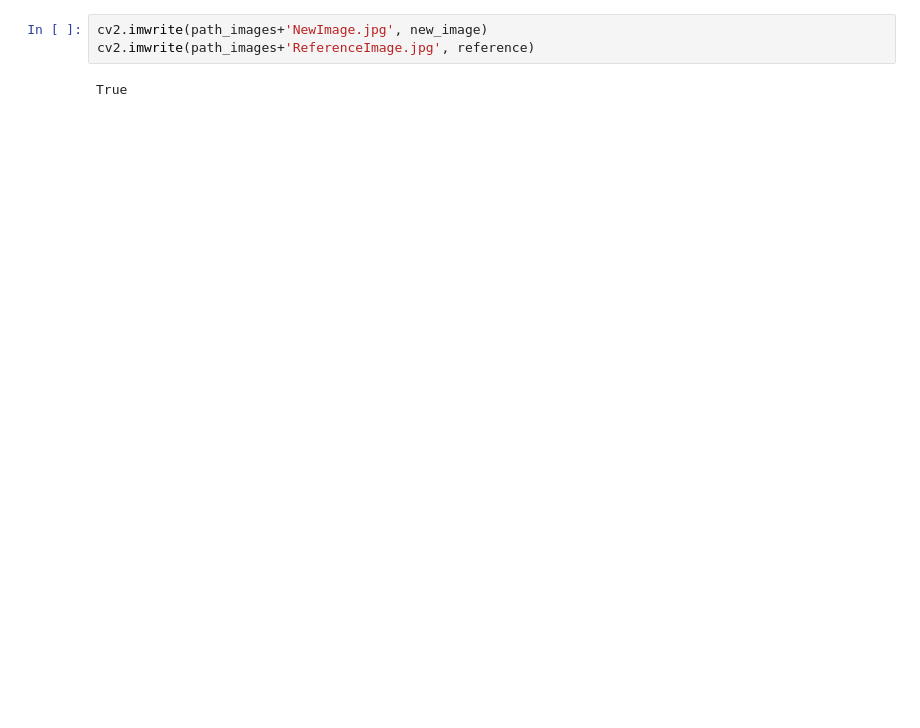
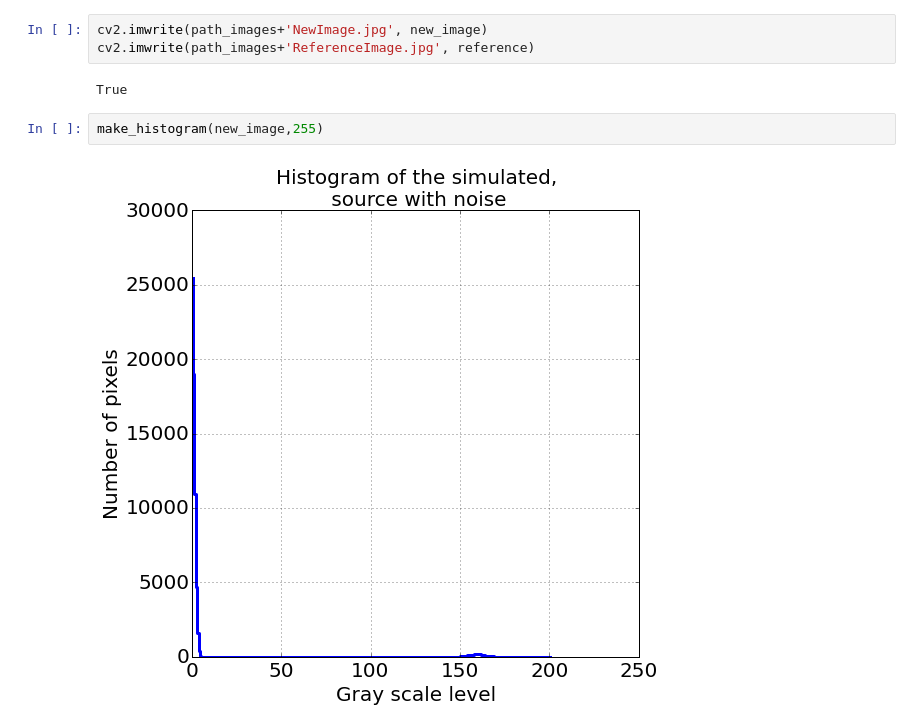
Before and after one commit to sercharpak/MonitoriaInvestigacion201610, a Jupyter notebook: Simulation_Sources_SourceNoise.ipynb, the cells around one changed output. Cells and saved outputs as stored; diff of their text form; blank space fills up the shorter version.

```diff
--- a/Simulation_Sources_SourceNoise.ipynb
+++ b/Simulation_Sources_SourceNoise.ipynb
@@ -152,3 +181,7 @@ cv2.imwrite(path_images+'NewImage.jpg', new_image)
 cv2.imwrite(path_images+'ReferenceImage.jpg', reference)
 # %% [output]
 True
+# %%
+make_histogram(new_image,255)
+# %% [output]
+[figure, added]
```
Also changed, not shown: parts of 12 cells of this notebook, 4 other files.
